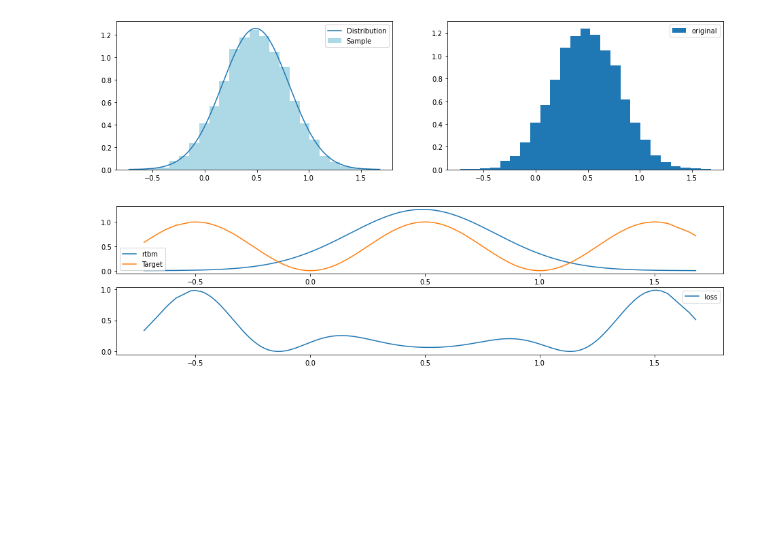
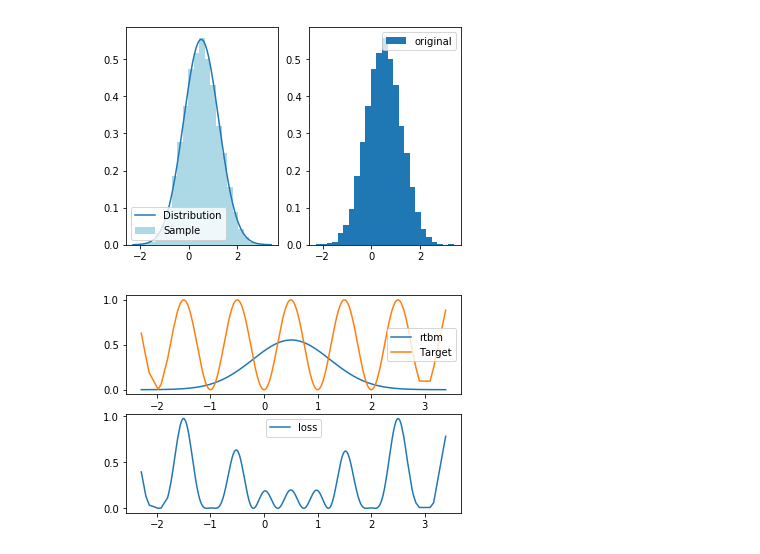
Before and after one commit to RiemannAI/theta, a Jupyter notebook: PruebasDeInit.ipynb, the cells around one changed output. Saved outputs shown, nothing was run; the diff lists cells and outputs as text; code cells hidden in the pictures; blank space fills up the shorter version.

```diff
--- a/PruebasDeInit.ipynb
+++ b/PruebasDeInit.ipynb
@@ -19,7 +20,7 @@ rtbm = RTBM(ndim, nhid,
             gaussian_init=True,
             positive_T=True,
             positive_Q=True,
-            gaussian_parameters = {"mean" : 0.5, "std": 0.1},
+            gaussian_parameters = {"mean" : 0.5, "std": 0.5},
             sampling_activation = None
            )
 params_0 = copy.deepcopy(rtbm.get_parameters())
@@ -52,31 +53,31 @@ plt.subplot(1,2,2)
 plt.hist(original_r[:,d], bins=25, density=True, label="original")
 _ = plt.legend()
 # %% [output]
-[figure, old version]
+[figure, new version]
 # %%
 def my_fun(xarr):
     res = pow(np.sin(xarr*np.pi*1.0), 2)
     return res
 
 def kl(x, y):
-    return -(y*np.log(x+1e-8))
+    return -(y*np.log(x))
 
 def mse(x, y):
     return (x-y)**2
 
 loss = mse
 
 
 my_y = my_fun(x)
 _, y_rtbm = rtbm.get_transformation(ordered_r)
 ll = loss(my_y, y_rtbm)
 
 plt.subplot(2,1,1)
 plt.plot(x, y_rtbm, label="rtbm")
 plt.plot(x, my_y, label = "Target")
 _ = plt.legend()
 plt.subplot(2,1,2)
 plt.plot(x, ll, label="loss")
 _ = plt.legend()
 # %% [output]
-[figure, old version]
+[figure, new version]
```
Also changed, not shown: parts of 10 cells of this notebook, 2 other files.
